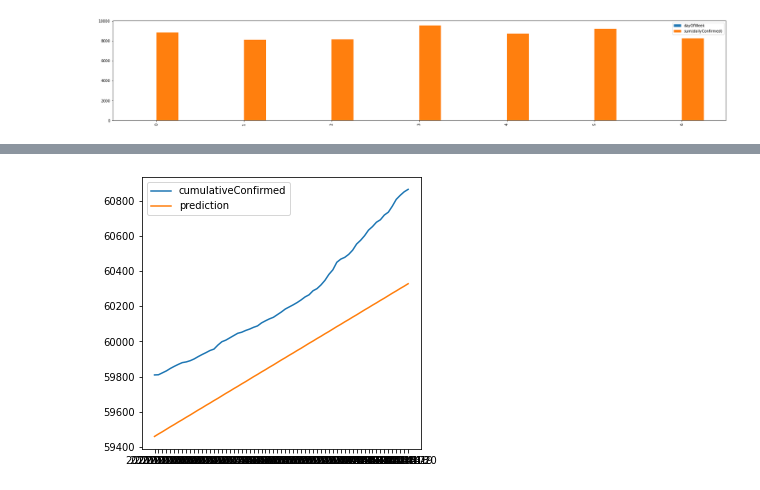
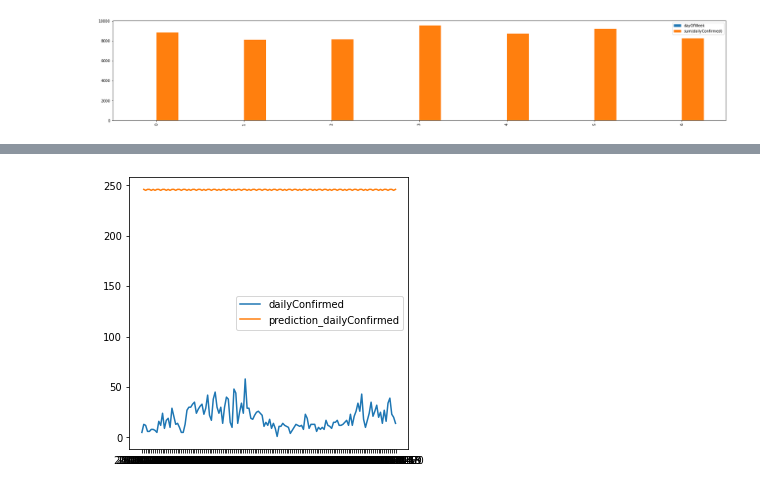
Before and after one commit to erekjiang/BigData_SafeEntry_Analytics, a Jupyter notebook: App/model_building/analyse_case_trend.ipynb, the cells around one changed output, grey strips where cells are left out. Drawn from its saved outputs; the diff is of its cells as text; code cells hidden in the pictures.

Commit message:
update case analyse model

```diff
--- a/App/model_building/analyse_case_trend.ipynb
+++ b/App/model_building/analyse_case_trend.ipynb
@@ -147,5 +148,5 @@ root
 # %%
-cases_group_by_date=cases_group_by_date.filter(cases_group_by_date["Date"]>='2020-09-15').drop("index")
+cases_group_by_date=cases_group_by_date.filter(cases_group_by_date["Date"]>='2020-09-15').drop("index","dailyImported","localCaseNotResidingInDorms","localCaseResidingInDorms")
 cases_group_by_date = add_index_to_dataframe(cases_group_by_date)
 cases_group_by_date.show()
 # %% [output]
@@ -200,7 +201,7 @@ vectorAssembler = VectorAssembler(inputCols=["index"], outputCol="features")
 train_sub = vectorAssembler.transform(train_data)
 test_sub = vectorAssembler.transform(test_data)
 
-lr = LinearRegression(featuresCol='features',labelCol='cumulativeConfirmed',predictionCol='prediction')
+lr = LinearRegression(featuresCol='features',labelCol='cumulativeConfirmed',predictionCol='prediction_cumulativeConfirmed')
 # Fit the model
 lr_model = lr.fit(train_sub)
 # Print the coefficients and intercept training data
@@ -243,6 +244,22 @@ RMSE: 350.13339798897437
 # %%
 # Prediction
 predictions = lr_model.transform(test_sub)
-predictions = predictions.withColumn("prediction",func.round(predictions["prediction"]))
+
+predictions = predictions.withColumn("prediction_cumulativeConfirmed",func.round(predictions["prediction_cumulativeConfirmed"]))
+
+### Defining the window
+Windowspec=Window.orderBy("index")
+
+### Calculating lag of prediction_cumulativeConfirmed at each day level
+predictions= predictions.withColumn('prev_day_prediction_cumulativeConfirmed',
+                        func.lag(predictions['prediction_cumulativeConfirmed'])
+                                .over(Windowspec))
+
+### Calculating prediction_dailyConfirmed
+predictions = predictions.withColumn('prediction_dailyConfirmed',
+              predictions['prediction_cumulativeConfirmed'] - predictions['prev_day_prediction_cumulativeConfirmed'])
+
+
+
 predictions.show()
 # %% [output]
@@ -266,12 +283,12 @@ only showing top 20 rows
 # %%
 predictionsPandas = predictions.toPandas()
 
-plt.plot( 'date', 'cumulativeConfirmed', data=predictionsPandas, marker='')
-plt.plot( 'date', 'prediction', data=predictionsPandas, marker='')
+plt.plot( 'date', 'dailyConfirmed', data=predictionsPandas, marker='')
+plt.plot( 'date', 'prediction_dailyConfirmed', data=predictionsPandas, marker='')
 
 # show legend
 plt.legend()
 # show graph
 plt.show()
 # %% [output]
-[figure, old version]
+[figure, new version]
```
Also changed, not shown: parts of 13 cells of this notebook.
